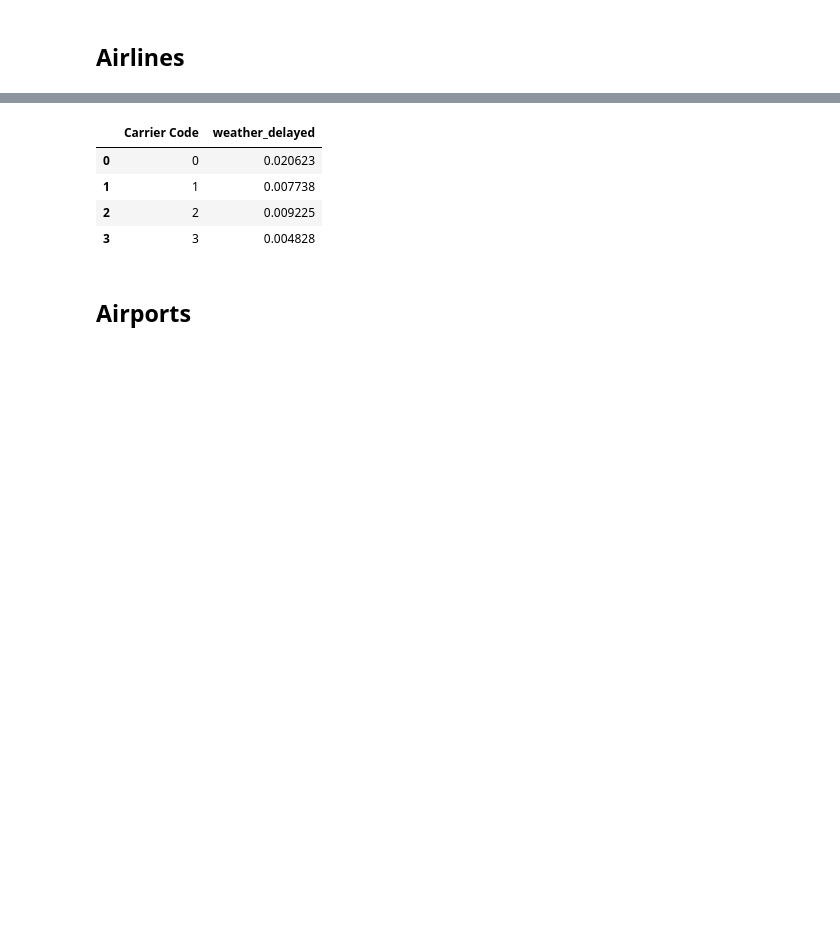
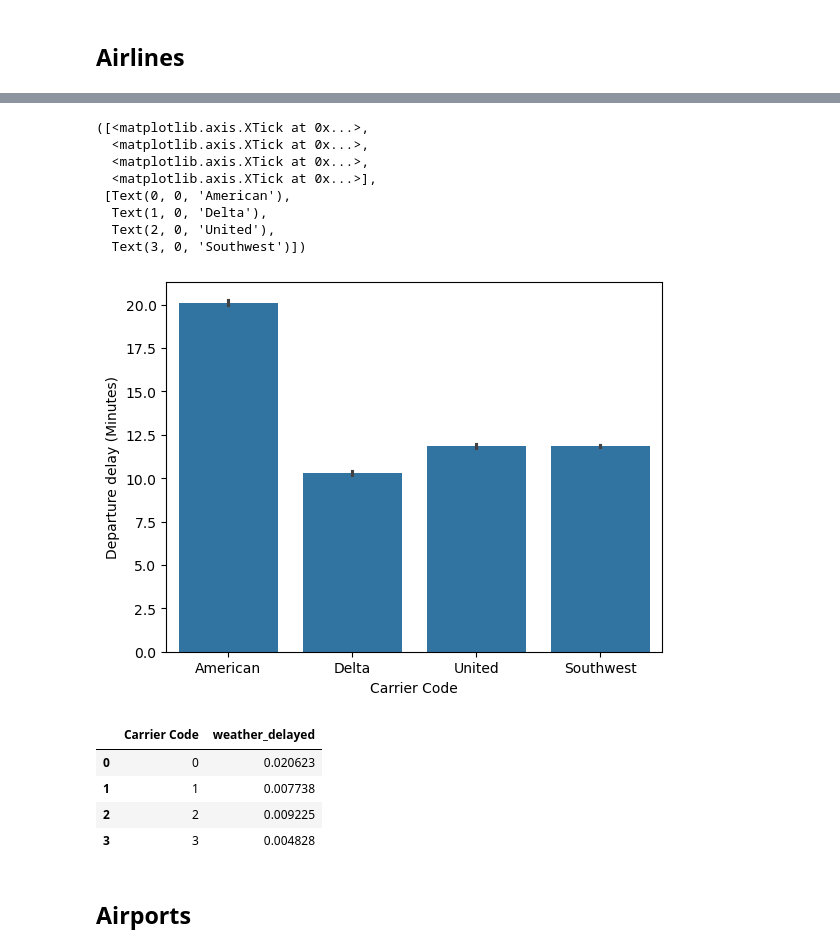
Before and after one commit to shearidl/Flight-Delays-Prediction-Model, a Jupyter notebook: Combined_Data_Analysis_ML.ipynb, the cells around one changed output, grey strips where cells are left out. Cells and saved outputs as stored; diff of their text form; code cells hidden in the pictures; blank space fills up the shorter version.

```diff
--- a/Combined_Data_Analysis_ML.ipynb
+++ b/Combined_Data_Analysis_ML.ipynb
@@ -167,3 +173,20 @@ sns.barplot(delayed_df, x='Carrier Code', y='Departure delay (Minutes)')
+# %%
+sns.barplot(df, x='Carrier Code', y='Departure delay (Minutes)')
+
+# Carrier mapping: {0: 'AA', 1: 'DL', 2: 'UA', 3: 'WN'}
+# American Airlines has an average delay in minutes that is longer than the rest of the airlines
+
+plt.xticks([0,1,2,3], ['American', 'Delta', 'United', 'Southwest'])
+# %% [output]
+([<matplotlib.axis.XTick at 0x...>,
+  <matplotlib.axis.XTick at 0x...>,
+  <matplotlib.axis.XTick at 0x...>,
+  <matplotlib.axis.XTick at 0x...>],
+ [Text(0, 0, 'American'),
+  Text(1, 0, 'Delta'),
+  Text(2, 0, 'United'),
+  Text(3, 0, 'Southwest')])
+[figure, added]
 # %%
 number_delays = df.groupby(['Carrier Code'])['weather_delayed'].mean().reset_index()
 number_delays
```
Also changed, not shown: parts of 9 cells of this notebook.
